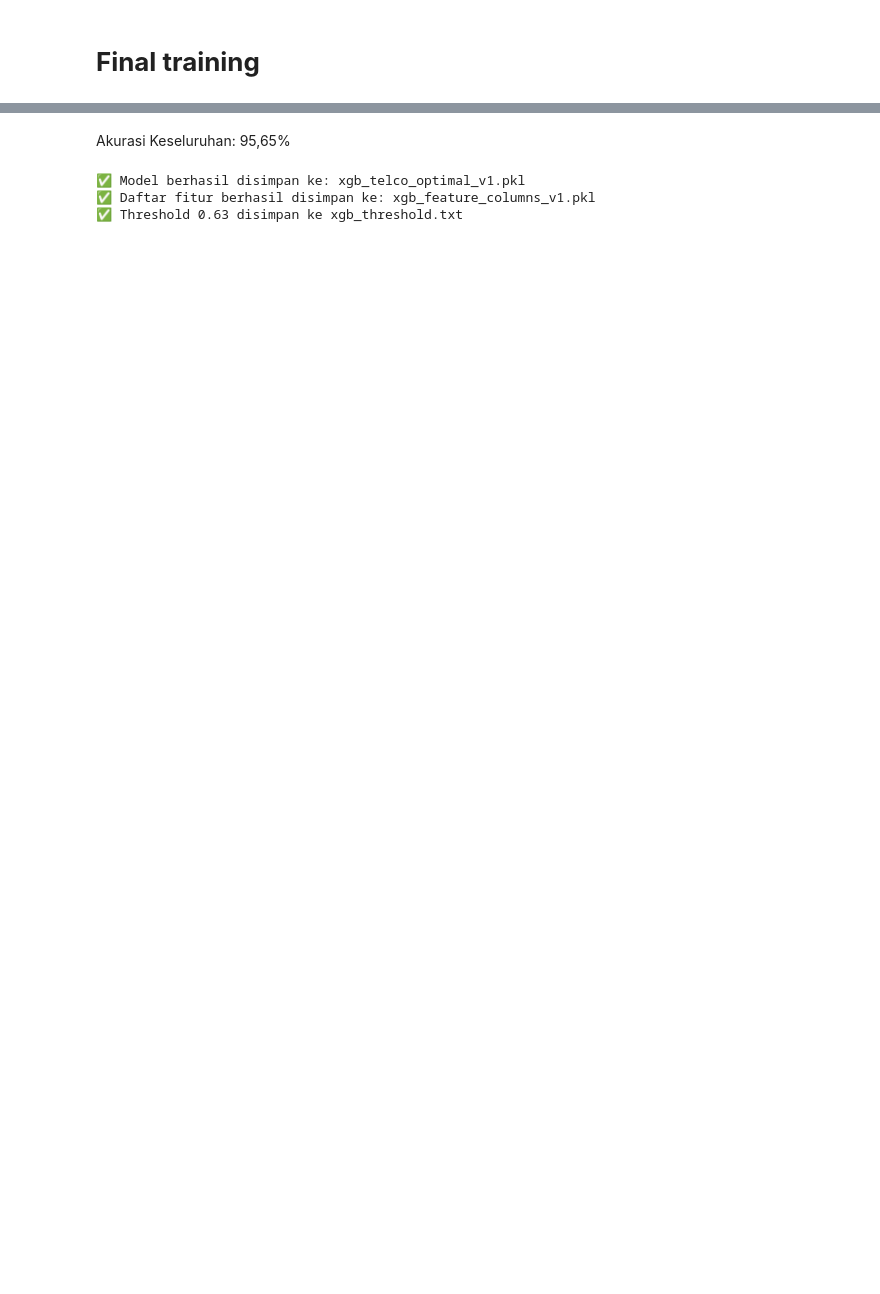
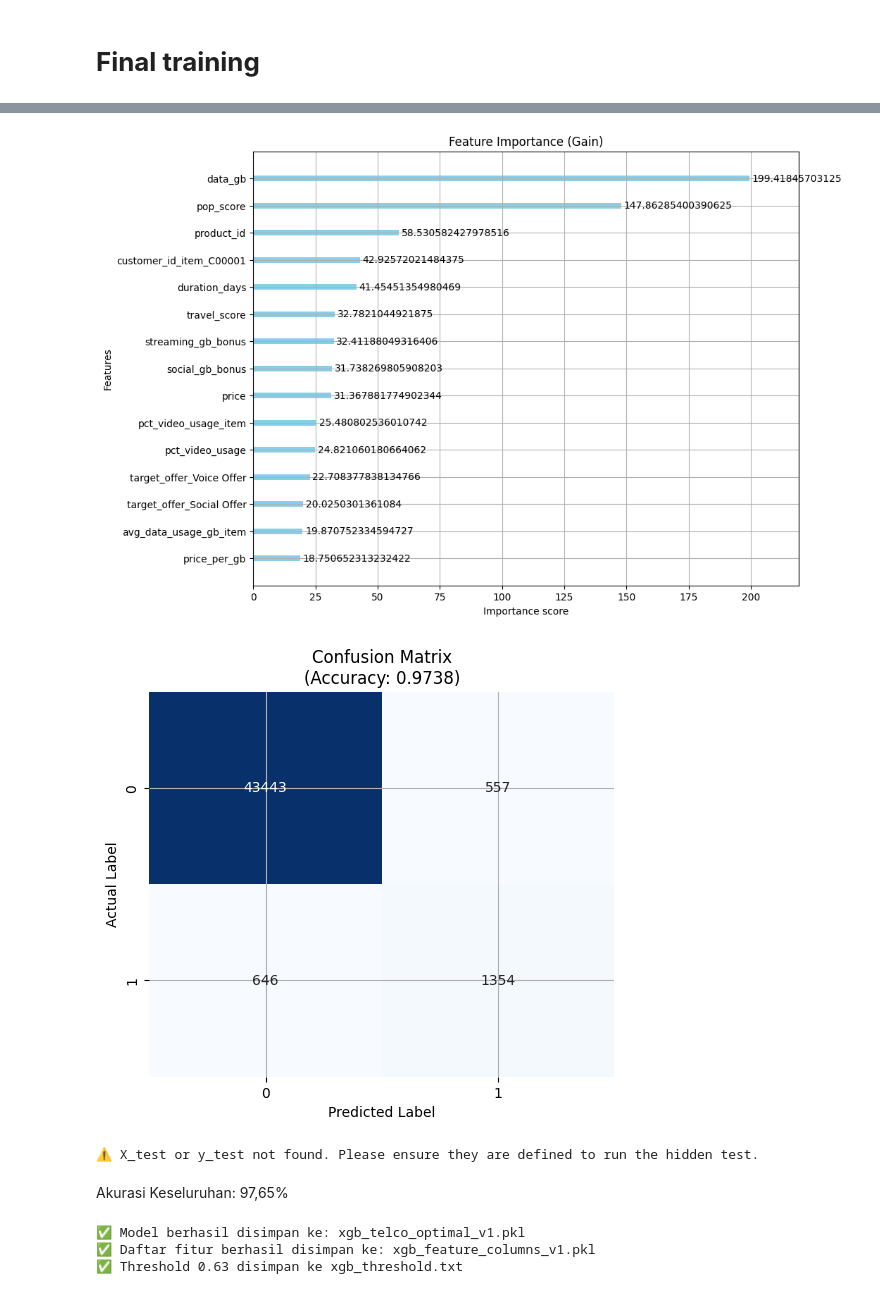
Before and after one commit to A25-CS012-Capstone-Project/TelQ, a Jupyter notebook: backend/ml/notebooks/XGBoost_v3_25Nov2025.ipynb, the cells around one changed output, grey strips where cells are left out. Cells and saved outputs as stored; diff of their text form; code cells hidden in the pictures; blank space fills up the shorter version.

```diff
--- a/backend/ml/notebooks/XGBoost_v3_25Nov2025.ipynb
+++ b/backend/ml/notebooks/XGBoost_v3_25Nov2025.ipynb
@@ -1140,5 +1133,43 @@ weighted avg     0.9649    0.9516    0.9567     46000
+# %%
+# --- STEP 1: Feature Importance ---
+# This shows which variables actually matter for the 97% accuracy
+plt.figure(figsize=(10, 8))
+xgb.plot_importance(xgb_final, max_num_features=15, importance_type='gain',
+                    title='Feature Importance (Gain)', color='skyblue', ax=plt.gca())
+plt.show()
+
+# --- STEP 2: Confusion Matrix ---
+# This visualizes exactly where the 2.62% error is coming from
+cm = confusion_matrix(y_val, y_val_pred_final)
+plt.figure(figsize=(6, 5))
+sns.heatmap(cm, annot=True, fmt='d', cmap='Blues', cbar=False)
+plt.title(f'Confusion Matrix\n(Accuracy: {acc_final:.4f})')
+plt.xlabel('Predicted Label')
+plt.ylabel('Actual Label')
+plt.show()
+
+# --- STEP 3: "Hidden" Test Set Run ---
+# Assuming you have an X_test and y_test variable ready.
+# If not, you can skip this part or use a different slice.
+try:
+    y_test_proba = xgb_final.predict_proba(X_test)[:, 1]
+    y_test_pred = (y_test_proba >= FINAL_THRESH).astype(int)
+
+    test_acc = accuracy_score(y_test, y_test_pred)
+
+    print("\n" + "="*40)
+    print("🚀 HIDDEN TEST SET RESULTS")
+    print(f"Test Accuracy: {test_acc:.4f}")
+    print("="*40)
+    print(classification_report(y_test, y_test_pred, digits=4))
+except NameError:
+    print("\n⚠️ X_test or y_test not found. Please ensure they are defined to run the hidden test.")
+# %% [output]
+[figure, added]
+[figure, added]
+⚠️ X_test or y_test not found. Please ensure they are defined to run the hidden test.
 # %% [markdown]
-Akurasi Keseluruhan: 95,65%
+Akurasi Keseluruhan: 97,65%
 # %%
 model_path = "xgb_telco_optimal_v1.pkl"
 joblib.dump(xgb_final, model_path, compress=1)
```
Also changed, not shown: parts of 11 cells of this notebook, 7 other files.
